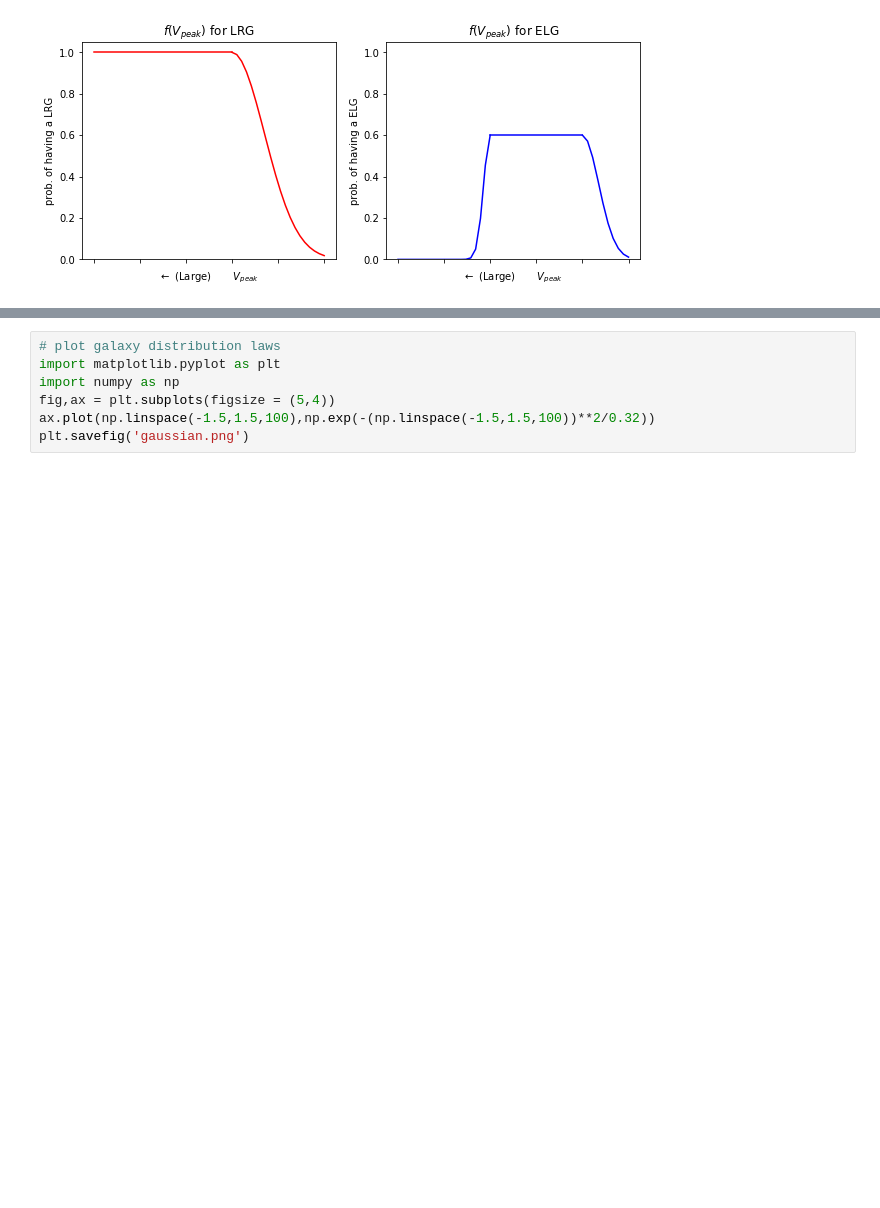
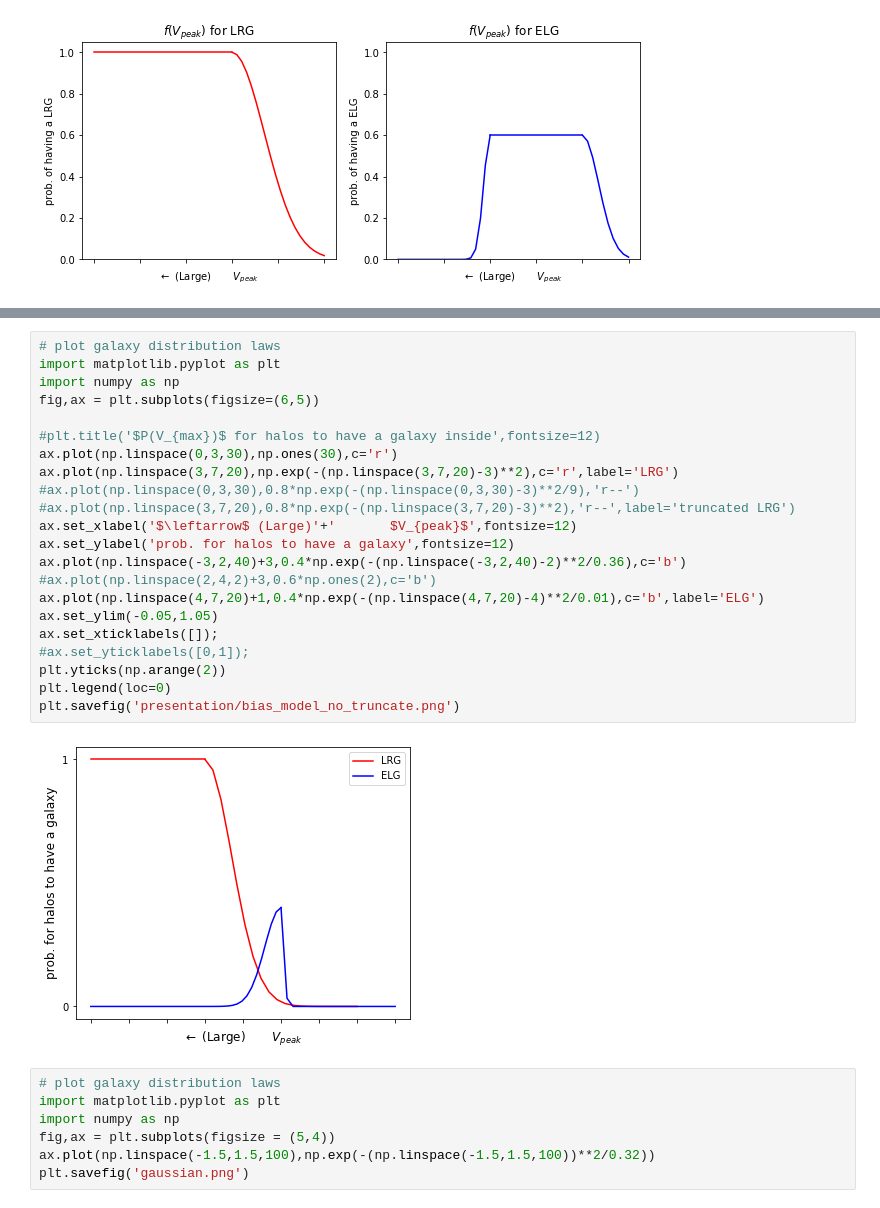
Before and after one commit to Jiaxi-Yu/BOSS-eBOSS-SHAM, a Jupyter notebook: basic_knowledge.ipynb, the cells around one changed output, grey strips where cells are left out. Cells and saved outputs as stored; diff of their text form; blank space fills up the shorter version.

```diff
--- a/basic_knowledge.ipynb
+++ b/basic_knowledge.ipynb
@@ -68,5 +68,29 @@ plt.savefig('bias_model.png')
 # %% [output]
 [figure]
+# %%
+# plot galaxy distribution laws
+import matplotlib.pyplot as plt
+import numpy as np
+fig,ax = plt.subplots(figsize=(6,5))
+
+#plt.title('$P(V_{max})$ for halos to have a galaxy inside',fontsize=12)
+ax.plot(np.linspace(0,3,30),np.ones(30),c='r')
+ax.plot(np.linspace(3,7,20),np.exp(-(np.linspace(3,7,20)-3)**2),c='r',label='LRG')
+#ax.plot(np.linspace(0,3,30),0.8*np.exp(-(np.linspace(0,3,30)-3)**2/9),'r--')
+#ax.plot(np.linspace(3,7,20),0.8*np.exp(-(np.linspace(3,7,20)-3)**2),'r--',label='truncated LRG')
+ax.set_xlabel('$\leftarrow$ (Large)'+'       $V_{peak}$',fontsize=12)
+ax.set_ylabel('prob. for halos to have a galaxy',fontsize=12)
+ax.plot(np.linspace(-3,2,40)+3,0.4*np.exp(-(np.linspace(-3,2,40)-2)**2/0.36),c='b')
+#ax.plot(np.linspace(2,4,2)+3,0.6*np.ones(2),c='b')
+ax.plot(np.linspace(4,7,20)+1,0.4*np.exp(-(np.linspace(4,7,20)-4)**2/0.01),c='b',label='ELG')
+ax.set_ylim(-0.05,1.05)
+ax.set_xticklabels([]);
+#ax.set_yticklabels([0,1]);
+plt.yticks(np.arange(2))
+plt.legend(loc=0)
+plt.savefig('presentation/bias_model_no_truncate.png')
+# %% [output]
+[figure, added]
 # %%
 # plot galaxy distribution laws
 import matplotlib.pyplot as plt
```
Also changed, not shown: parts of 1 cell of this notebook.
